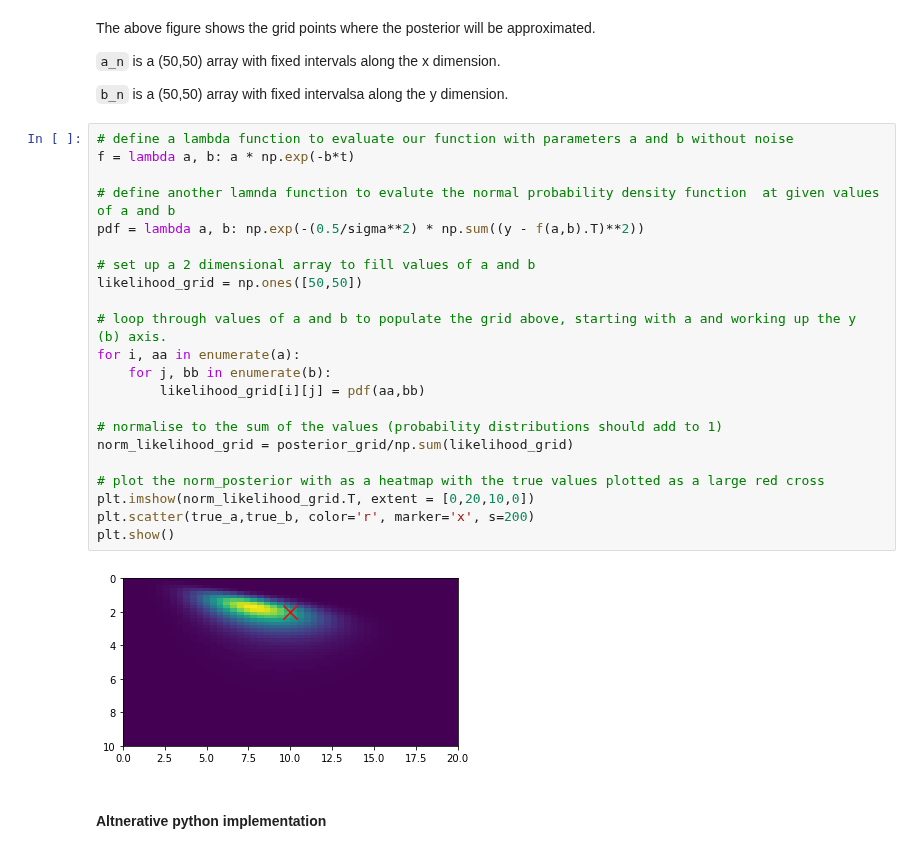
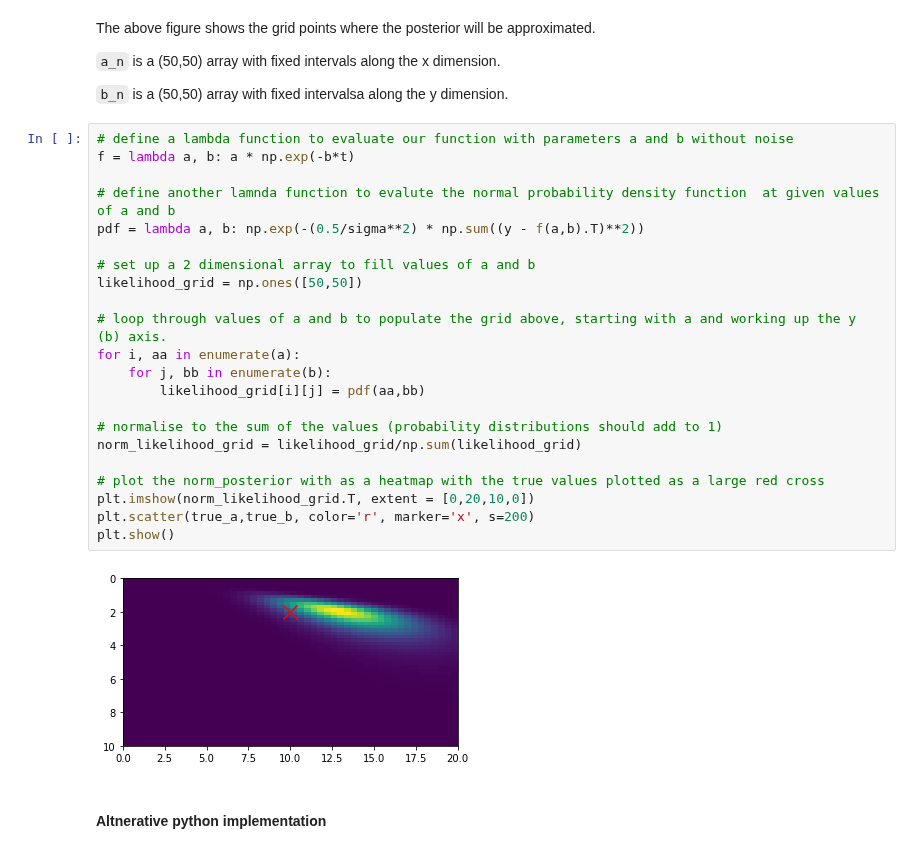
Before and after one commit to PavanChaggar/Bayesian_inference, a Jupyter notebook: python_tutorials/Nonlinear_models.ipynb, the cells around one changed output. Cells and saved outputs as stored; diff of their text form.

```diff
--- a/python_tutorials/Nonlinear_models.ipynb
+++ b/python_tutorials/Nonlinear_models.ipynb
@@ -78,27 +78,27 @@ The above figure shows the grid points where the posterior will be approximated.
 # %%
 # define a lambda function to evaluate our function with parameters a and b without noise
 f = lambda a, b: a * np.exp(-b*t)
 
 # define another lamnda function to evalute the normal probability density function  at given values of a and b
 pdf = lambda a, b: np.exp(-(0.5/sigma**2) * np.sum((y - f(a,b).T)**2))
 
 # set up a 2 dimensional array to fill values of a and b
 likelihood_grid = np.ones([50,50])
 
 # loop through values of a and b to populate the grid above, starting with a and working up the y (b) axis.
 for i, aa in enumerate(a):
     for j, bb in enumerate(b):
         likelihood_grid[i][j] = pdf(aa,bb)
 
 # normalise to the sum of the values (probability distributions should add to 1)
-norm_likelihood_grid = posterior_grid/np.sum(likelihood_grid)
+norm_likelihood_grid = likelihood_grid/np.sum(likelihood_grid)
 
 # plot the norm_posterior with as a heatmap with the true values plotted as a large red cross
 plt.imshow(norm_likelihood_grid.T, extent = [0,20,10,0])
 plt.scatter(true_a,true_b, color='r', marker='x', s=200)
 plt.show()
 # %% [output]
-[figure, old version]
+[figure, new version]
 # %% [markdown]
 #### Altnerative python implementation
 # %%
```
Also changed, not shown: parts of 2 cells of this notebook.
